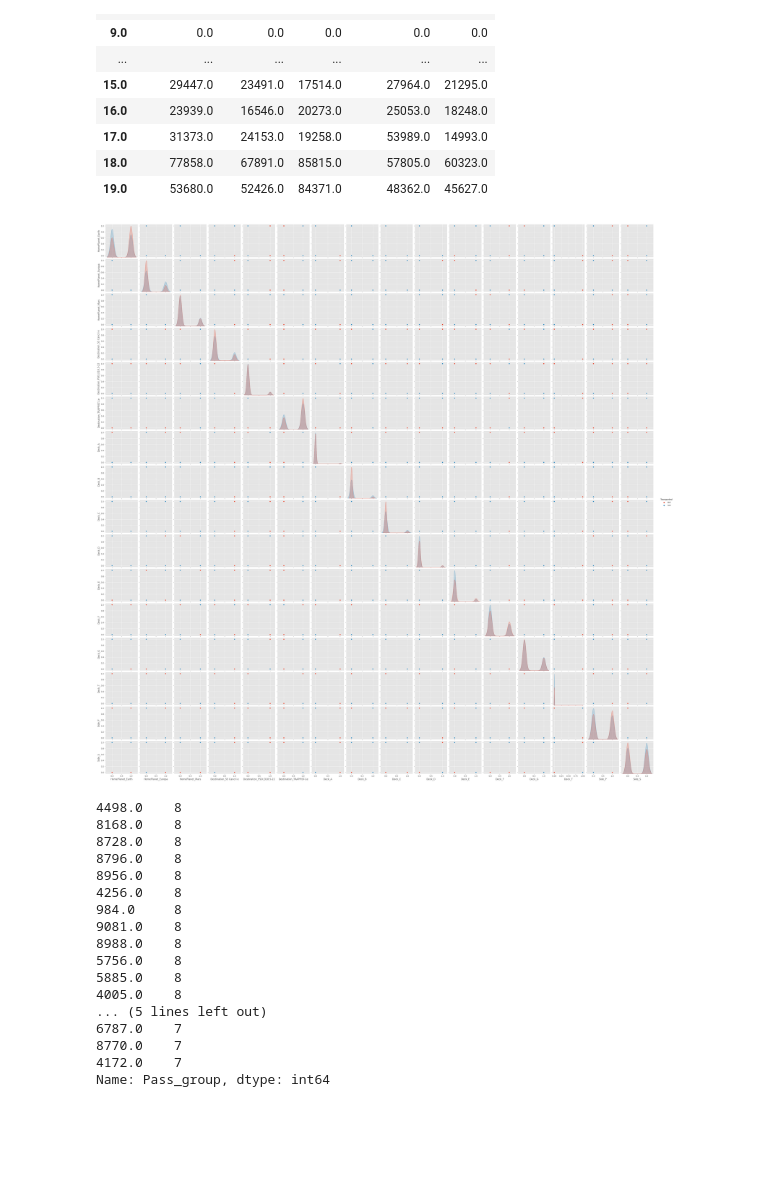
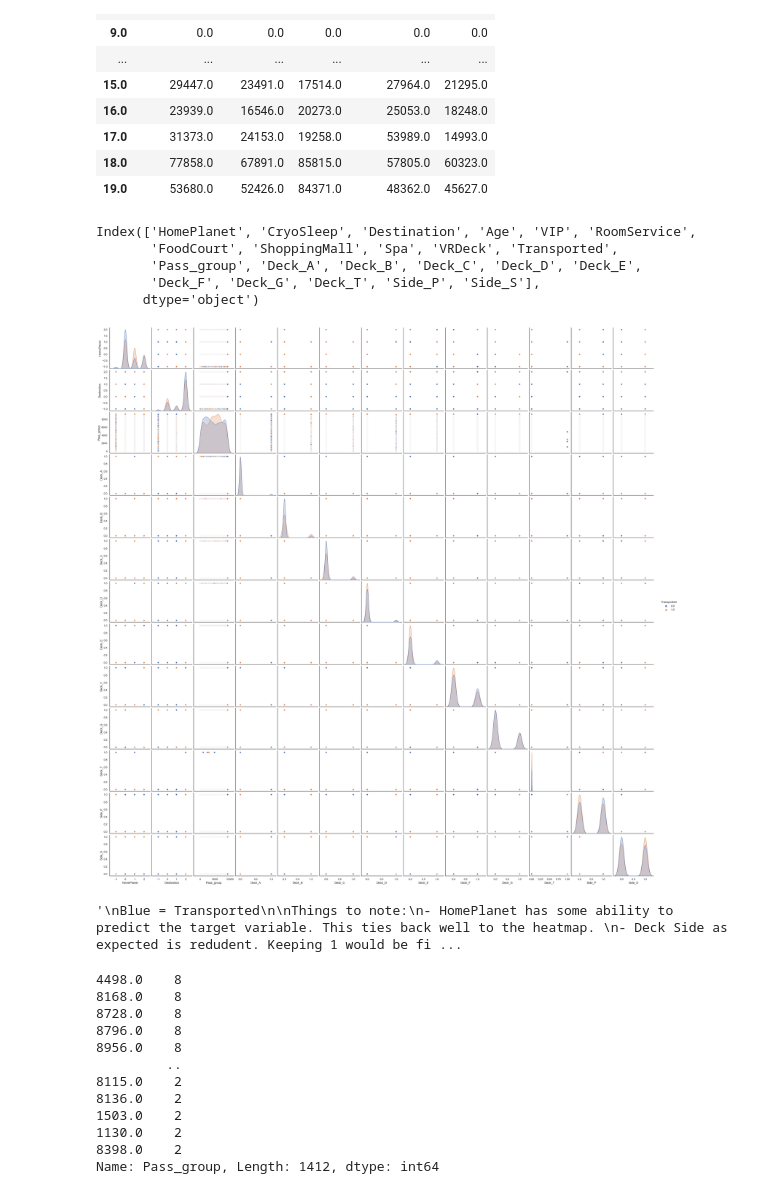
Before and after one commit to MMMarinov/ProjectPortfolio, a Jupyter notebook: 1. Titanic_SpaceShip - Binary Classification/Titanic_SpaceShip_XGBoost.ipynb, the cells around one changed output. Drawn from its saved outputs; the diff is of its cells as text; code cells hidden in the pictures; blank space fills up the shorter version.

Commit message:
Added functions to data scrubbing

```diff
--- a/1. Titanic_SpaceShip - Binary Classification/Titanic_SpaceShip_XGBoost.ipynb
+++ b/1. Titanic_SpaceShip - Binary Classification/Titanic_SpaceShip_XGBoost.ipynb
@@ -165,3 +162,11 @@ titanic_data_eda_dummies = pd.get_dummies(titanic_data_eda, columns=['HomePlanet
+# %%
+#One Hot Encoding to view correlation, it can be interesting to see if these columns have strong relation to the target variable (Transported)
+titanic_data_eda_dummies = pd.get_dummies(titanic_data_eda, columns=['Deck','Side'])
+
+# Since these planets and destinations are closer/farther from one another with distance, it would be best to encode them as ordinal data rather than nominal
+# The same logic can be applied to the Deck, but since we do not not for sure which is closer or farther, then we can not assign them just on alaphabetically order alone
+titanic_data_eda_dummies['HomePlanet'] = titanic_data_eda_dummies['HomePlanet'].astype('category').cat.codes
+titanic_data_eda_dummies['Destination'] = titanic_data_eda_dummies['Destination'].astype('category').cat.codes
 # %%
 titanic_data_eda_dummies
 # %% [output]
@@ -282,25 +297,31 @@ titanic_data_eda_dropped[['RoomService','FoodCourt','Spa','ShoppingMall','VRDeck
 | 17.0 | 31373.0 | 24153.0 | 19258.0 | 53989.0 | 14993.0 |
 | 18.0 | 77858.0 | 67891.0 | 85815.0 | 57805.0 | 60323.0 |
 | 19.0 | 53680.0 | 52426.0 | 84371.0 | 48362.0 | 45627.0 |
+# %%
+titanic_data_eda_dropped.columns
+# %% [output]
+Index(['HomePlanet', 'CryoSleep', 'Destination', 'Age', 'VIP', 'RoomService',
+       'FoodCourt', 'ShoppingMall', 'Spa', 'VRDeck', 'Transported',
+       'Pass_group', 'Deck_A', 'Deck_B', 'Deck_C', 'Deck_D', 'Deck_E',
+       'Deck_F', 'Deck_G', 'Deck_T', 'Side_P', 'Side_S'],
+      dtype='object')
 # %%
-columns = ['HomePlanet_Earth',
-       'HomePlanet_Europa', 'HomePlanet_Mars', 'Destination_55 Cancri e',
-       'Destination_PSO J318.5-22', 'Destination_TRAPPIST-1e', 'Deck_A',
-       'Deck_B', 'Deck_C', 'Deck_D', 'Deck_E', 'Deck_F', 'Deck_G', 'Deck_T',
-       'Side_P', 'Side_S']
+columns = ['HomePlanet','Destination','Pass_group','Deck_A','Deck_B', 'Deck_C', 'Deck_D',
+           'Deck_E', 'Deck_F', 'Deck_G', 'Deck_T','Side_P', 'Side_S']
 sns.pairplot(titanic_data_eda_dropped, vars=columns, hue='Transported')
 plt.show()
 
 """
 Blue = Transported
 
 Things to note:
-- HomePlanet has some ability to predict the target variable, while Mars is insignificant. This ties back well to the heatmap.
+- HomePlanet has some ability to predict the target variable. This ties back well to the heatmap.
 - Deck Side as expected is redudent. Keeping 1 would be fine.
-- Deck Level and Destination do not show much valuable information. It would be best to test whether the model fits better with or without this information.
+- Deck Level do not show much valuable information. It would be best to test whether the model fits better with or without this information.
 """
 # %% [output]
-[figure, old version]
+[figure, new version]
+'\nBlue = Transported\n\nThings to note:\n- HomePlanet has some ability to predict the target variable. This ties back well to the heatmap. \n- Deck Side as expected is redudent. Keeping 1 would be fi ...
 # %%
 pass_group_counts = titanic_data_eda_dropped['Pass_group'].value_counts()
 pass_group_counts_greater_than_one = pass_group_counts[pass_group_counts > 1]
@@ -311,17 +332,12 @@ pass_group_counts_greater_than_one
 8728.0    8
 8796.0    8
 8956.0    8
-4256.0    8
-984.0     8
-9081.0    8
-8988.0    8
-5756.0    8
-5885.0    8
-4005.0    8
-... (5 lines left out)
-6787.0    7
-8770.0    7
-4172.0    7
-Name: Pass_group, dtype: int64
+         ..
+8115.0    2
+8136.0    2
+1503.0    2
+1130.0    2
+8398.0    2
+Name: Pass_group, Length: 1412, dtype: int64
 # %%
 #Check to see if I can use the passenger group to fill in null values
```
Also changed, not shown: parts of 19 cells of this notebook.
